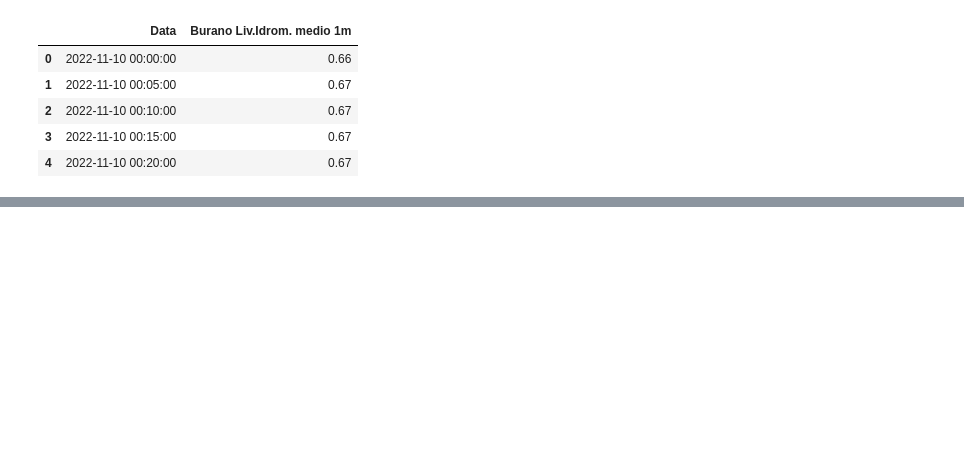
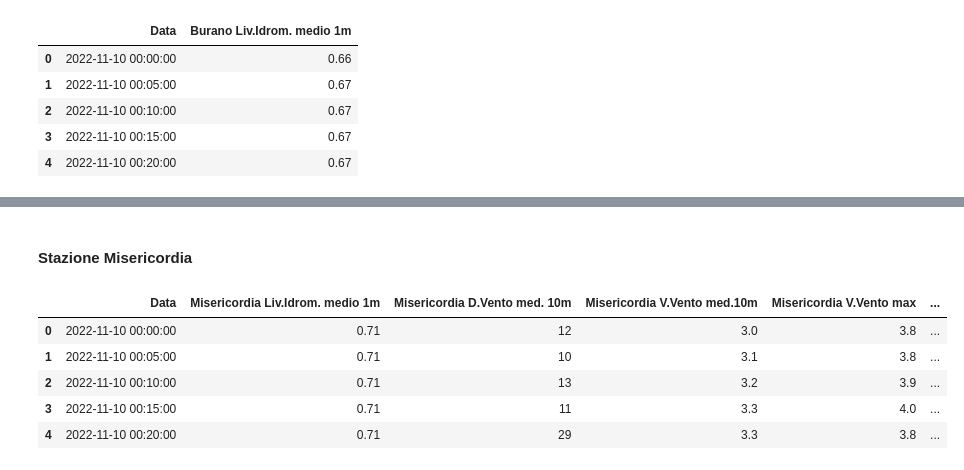
Before and after one commit to cyrilmichino/venice-meteo-analysis, a Jupyter notebook: notebook.ipynb, the cells around one changed output, grey strips where cells are left out. Cells and saved outputs as stored; diff of their text form; code cells hidden in the pictures; blank space fills up the shorter version.

```diff
--- a/notebook.ipynb
+++ b/notebook.ipynb
@@ -100,0 +225,12 @@ burano_station.head()
+# %% [markdown]
+#### Stazione Misericordia
+# %%
+misericordia_station = pd.read_csv('Stazione_Misericordia.csv', delimiter=';')
+misericordia_station.head()
+# %% [output]
+|  | Data | Misericordia Liv.Idrom. medio 1m | Misericordia D.Vento med. 10m | Misericordia V.Vento med.10m | Misericordia V.Vento max | ... |
+| 0 | 2022-11-10 00:00:00 | 0.71 | 12 | 3.0 | 3.8 | ... |
+| 1 | 2022-11-10 00:05:00 | 0.71 | 10 | 3.1 | 3.8 | ... |
+| 2 | 2022-11-10 00:10:00 | 0.71 | 13 | 3.2 | 3.9 | ... |
+| 3 | 2022-11-10 00:15:00 | 0.71 | 11 | 3.3 | 4.0 | ... |
+| 4 | 2022-11-10 00:20:00 | 0.71 | 29 | 3.3 | 3.8 | ... |
```
Also changed, not shown: parts of 33 cells of this notebook.
